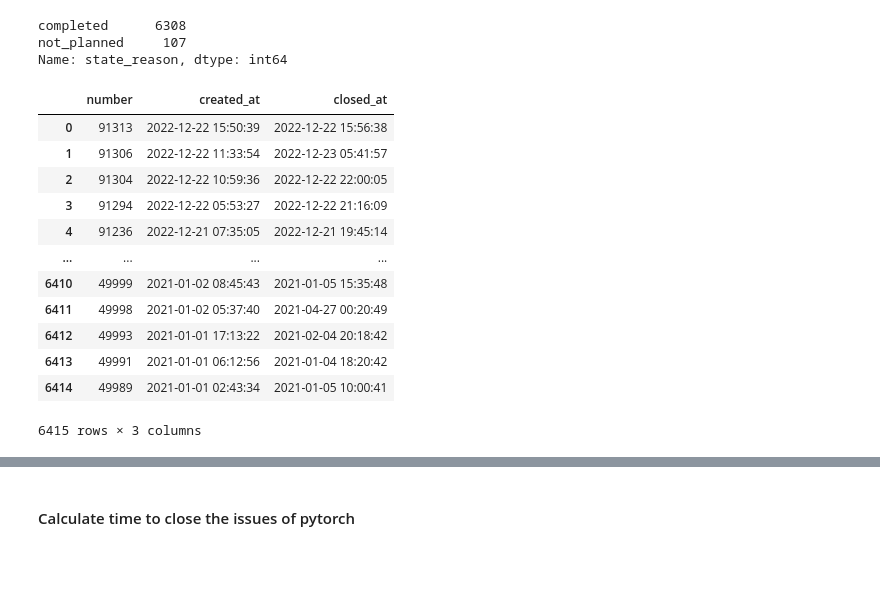
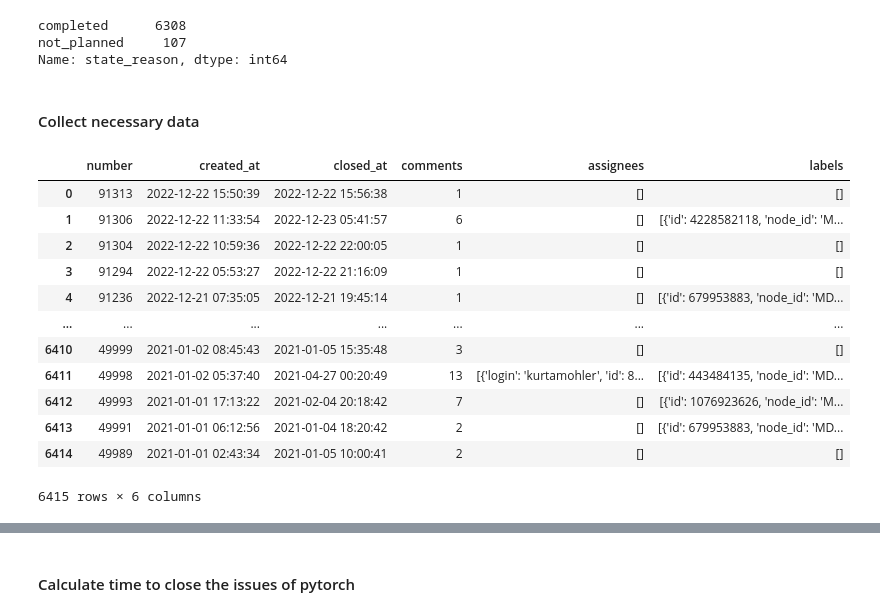
Before and after one commit to samiul123/bug-fixing-analysis, a Jupyter notebook: bug-fixxing-analysis.ipynb, the cells around one changed output, grey strips where cells are left out. Drawn from its saved outputs; the diff is of its cells as text; code cells hidden in the pictures; blank space fills up the shorter version.

Commit message:
Analysis on labels

```diff
--- a/bug-fixxing-analysis.ipynb
+++ b/bug-fixxing-analysis.ipynb
@@ -134,8 +134,7 @@ pytorch_issues_df
 
 # pytorch_issues_df[['created_at', 'closed_at']] = pytorch_issues_df[['created_at', 'closed_at']].apply(pd.to_datetime)
 
-pytorch_issues_df = pytorch_issues_df[(pytorch_issues_df['pull_request'].isna()) & (pytorch_issues_df['created_at'] >= '2021-01-01 00:00:00') & (pytorch_issues_df['closed_at'] >= '2021-01-01 00:00:00')]
-pytorch_issues_df.reset_index(inplace=True, drop='index')
+pytorch_issues_df = filter_issues(pytorch_issues_df)
 pytorch_issues_df
 # %% [output]
 |  | url | repository_url | labels_url | comments_url | events_url | html_url | id | node_id | number | ... |
@@ -736,22 +734,24 @@ pytorch_issues_df['state_reason'].value_counts()
 completed      6308
 not_planned     107
 Name: state_reason, dtype: int64
+# %% [markdown]
+#### Collect necessary data
 # %%
 # working df
 
-pytorch_working_df = pytorch_issues_df[['number', 'created_at', 'closed_at']]
+pytorch_working_df = pytorch_issues_df[['number', 'created_at', 'closed_at', 'comments', 'assignees', 'labels']]
 pytorch_working_df
 # %% [output]
-|  | number | created_at | closed_at |
-| 0 | 91313 | 2022-12-22 15:50:39 | 2022-12-22 15:56:38 |
-| 1 | 91306 | 2022-12-22 11:33:54 | 2022-12-23 05:41:57 |
-| 2 | 91304 | 2022-12-22 10:59:36 | 2022-12-22 22:00:05 |
-| 3 | 91294 | 2022-12-22 05:53:27 | 2022-12-22 21:16:09 |
-| 4 | 91236 | 2022-12-21 07:35:05 | 2022-12-21 19:45:14 |
-| ... | ... | ... | ... |
-| 6410 | 49999 | 2021-01-02 08:45:43 | 2021-01-05 15:35:48 |
-| 6411 | 49998 | 2021-01-02 05:37:40 | 2021-04-27 00:20:49 |
-| 6412 | 49993 | 2021-01-01 17:13:22 | 2021-02-04 20:18:42 |
-| 6413 | 49991 | 2021-01-01 06:12:56 | 2021-01-04 18:20:42 |
-| 6414 | 49989 | 2021-01-01 02:43:34 | 2021-01-05 10:00:41 |
+|  | number | created_at | closed_at | comments | assignees | labels |
+| 0 | 91313 | 2022-12-22 15:50:39 | 2022-12-22 15:56:38 | 1 | [] | [] |
+| 1 | 91306 | 2022-12-22 11:33:54 | 2022-12-23 05:41:57 | 6 | [] | [{'id': 4228582118, 'node_id': 'M... |
+| 2 | 91304 | 2022-12-22 10:59:36 | 2022-12-22 22:00:05 | 1 | [] | [] |
+| 3 | 91294 | 2022-12-22 05:53:27 | 2022-12-22 21:16:09 | 1 | [] | [] |
+| 4 | 91236 | 2022-12-21 07:35:05 | 2022-12-21 19:45:14 | 1 | [] | [{'id': 679953883, 'node_id': 'MD... |
+| ... | ... | ... | ... | ... | ... | ... |
+| 6410 | 49999 | 2021-01-02 08:45:43 | 2021-01-05 15:35:48 | 3 | [] | [] |
+| 6411 | 49998 | 2021-01-02 05:37:40 | 2021-04-27 00:20:49 | 13 | [{'login': 'kurtamohler', 'id': 8... | [{'id': 443484135, 'node_id': 'MD... |
+| 6412 | 49993 | 2021-01-01 17:13:22 | 2021-02-04 20:18:42 | 7 | [] | [{'id': 1076923626, 'node_id': 'M... |
+| 6413 | 49991 | 2021-01-01 06:12:56 | 2021-01-04 18:20:42 | 2 | [] | [{'id': 679953883, 'node_id': 'MD... |
+| 6414 | 49989 | 2021-01-01 02:43:34 | 2021-01-05 10:00:41 | 2 | [] | [] |
-6415 rows × 3 columns
+6415 rows × 6 columns
```
Also changed, not shown: parts of 141 cells of this notebook.
